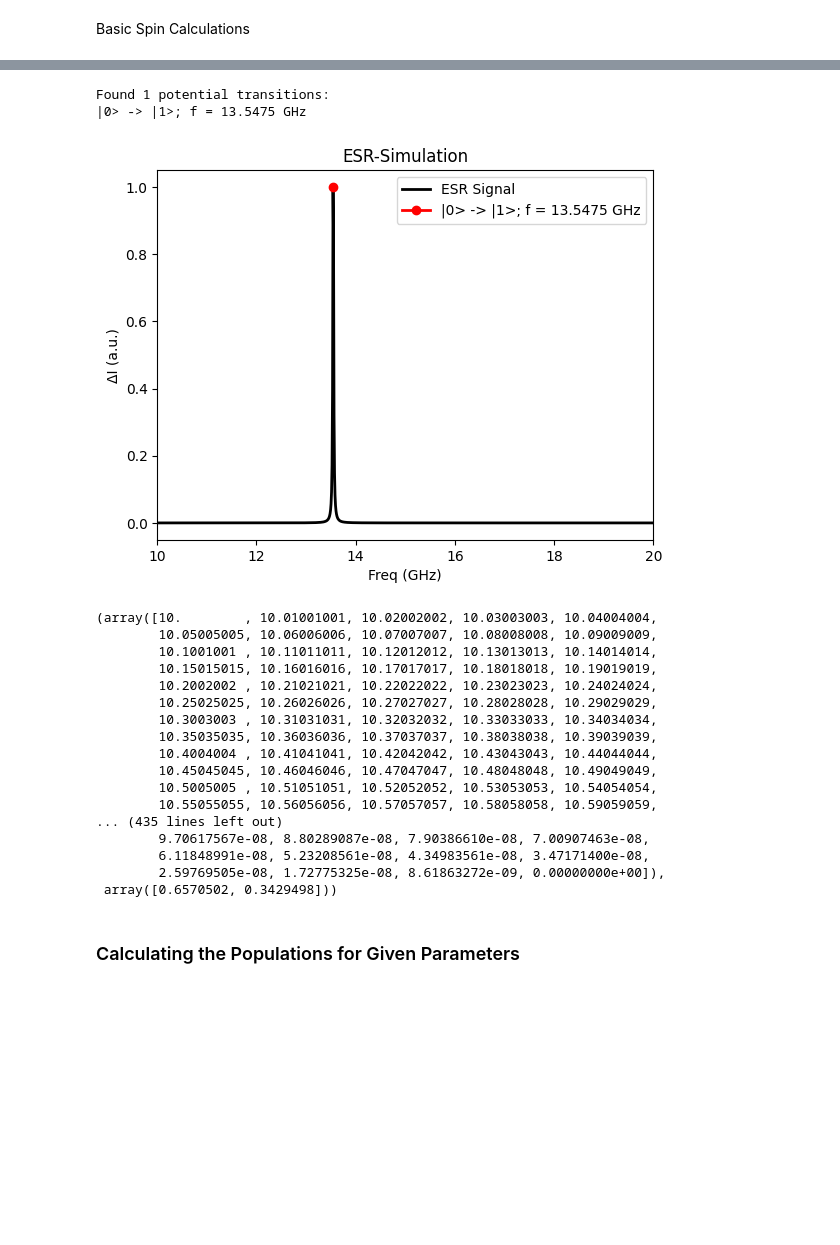
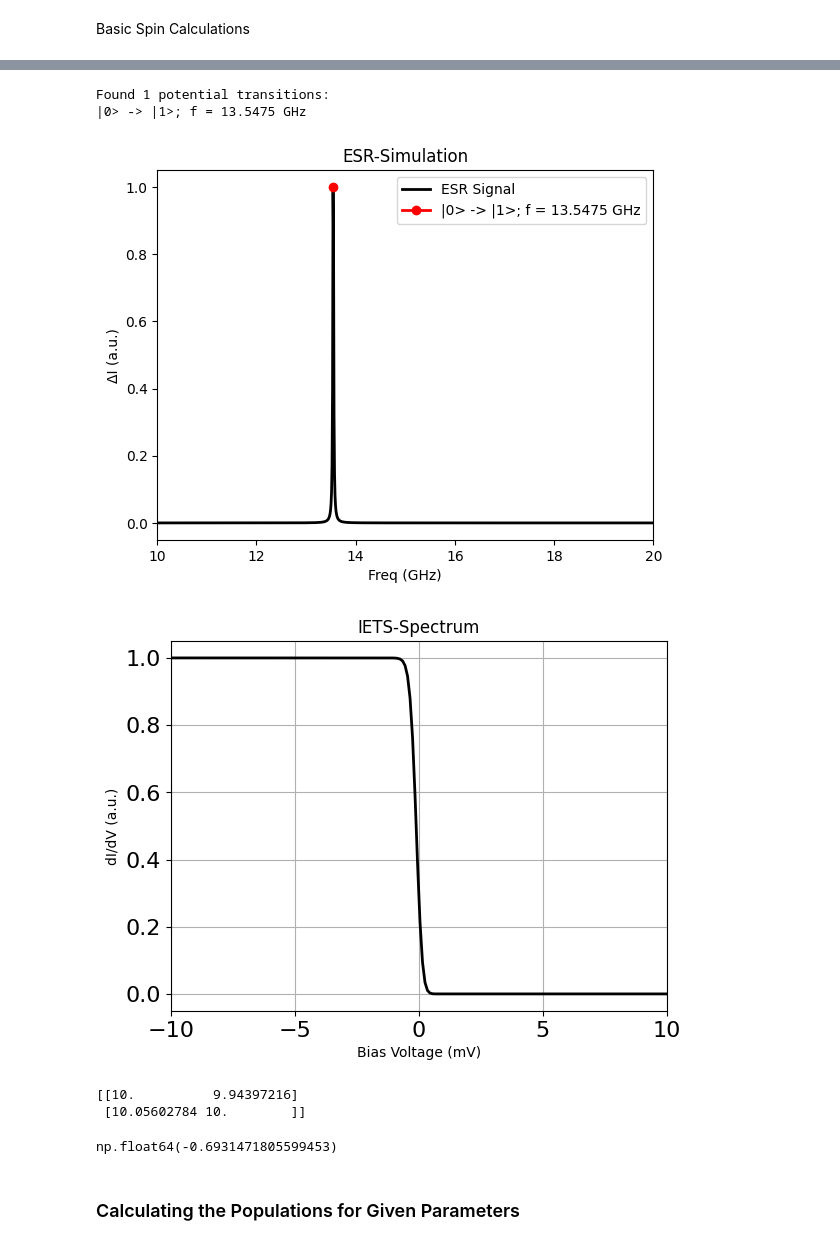
Before and after one commit to paulgreule1999/ESR-Simulation, a Jupyter notebook: EfieldPaper_SpinPumpingExplanation/main_FePc.ipynb, the cells around one changed output, grey strips where cells are left out. Saved outputs shown, nothing was run; the diff lists cells and outputs as text; code cells hidden in the pictures; blank space fills up the shorter version.

```diff
--- a/EfieldPaper_SpinPumpingExplanation/main_FePc.ipynb
+++ b/EfieldPaper_SpinPumpingExplanation/main_FePc.ipynb
@@ -17,7 +17,7 @@ S = SpinSys(Spins)
 S.B=[0,0,0.484]
 S.BTip=[1e-9,0,0]
 S.tip='f'
-S.TipPolarization=[0,0,1]
+S.TipPolarization=[0,0,0.5]
 S.T=1
 S.V_DC=-100
 #print(S.D)
@@ -26,34 +26,34 @@ Basic Spin Calculations
 # %%
 S.calcSpinOperators()
 S.calcEigEnergies()
 S.calcEigStates()
 S.showEigenMatrix('p')
 #S.plotEnergyVsSz()
 S.plotZeemanDiagramm(Brange=[0,1],N=100)
 S.calcESR_Benjamin()
+S.calcIETS_2(Vrange=10,AllowPumping=False)
+S.VDC=10
 # %% [output]
 [figure]
 [figure]
 Found 1 potential transitions:
 |0> -> |1>; f = 13.5475 GHz
 [figure]
-(array([10.        , 10.01001001, 10.02002002, 10.03003003, 10.04004004,
-        10.05005005, 10.06006006, 10.07007007, 10.08008008, 10.09009009,
-        10.1001001 , 10.11011011, 10.12012012, 10.13013013, 10.14014014,
-        10.15015015, 10.16016016, 10.17017017, 10.18018018, 10.19019019,
-        10.2002002 , 10.21021021, 10.22022022, 10.23023023, 10.24024024,
-        10.25025025, 10.26026026, 10.27027027, 10.28028028, 10.29029029,
-        10.3003003 , 10.31031031, 10.32032032, 10.33033033, 10.34034034,
-        10.35035035, 10.36036036, 10.37037037, 10.38038038, 10.39039039,
-        10.4004004 , 10.41041041, 10.42042042, 10.43043043, 10.44044044,
-        10.45045045, 10.46046046, 10.47047047, 10.48048048, 10.49049049,
-        10.5005005 , 10.51051051, 10.52052052, 10.53053053, 10.54054054,
-        10.55055055, 10.56056056, 10.57057057, 10.58058058, 10.59059059,
-... (435 lines left out)
-        9.70617567e-08, 8.80289087e-08, 7.90386610e-08, 7.00907463e-08,
-        6.11848991e-08, 5.23208561e-08, 4.34983561e-08, 3.47171400e-08,
-        2.59769505e-08, 1.72775325e-08, 8.61863272e-09, 0.00000000e+00]),
- array([0.6570502, 0.3429498]))
+[figure, added]
+# %%
+S.V_DC=10
+S.calcRates()
+#S.Rates
+#S.Matrix
+print(S.calcRateIntegrals(10,'ts'))
+#S.Rates
+# %% [output]
+[[10.          9.94397216]
+ [10.05602784 10.        ]]
+# %%
+np.log(2)
+# %% [output]
+np.float64(-0.6931471805599453)
 # %% [markdown]
 ### Calculating the Populations for Given Parameters
 # %%
```
Also changed, not shown: 1 other file.
